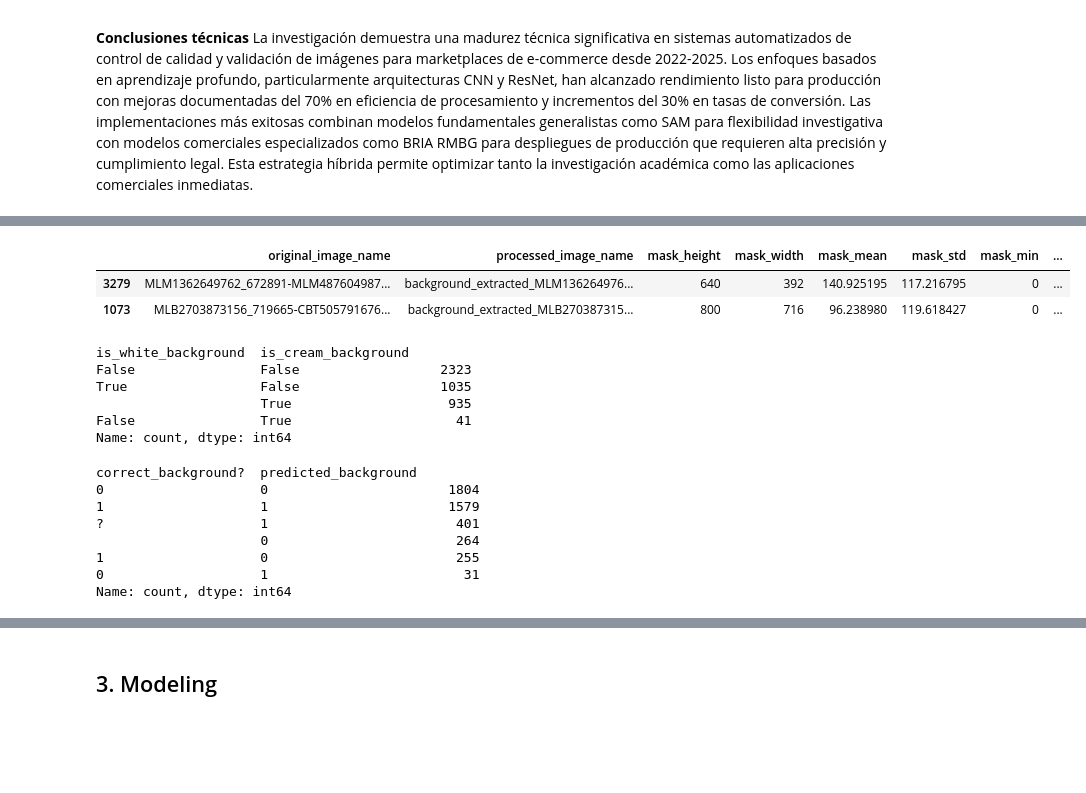
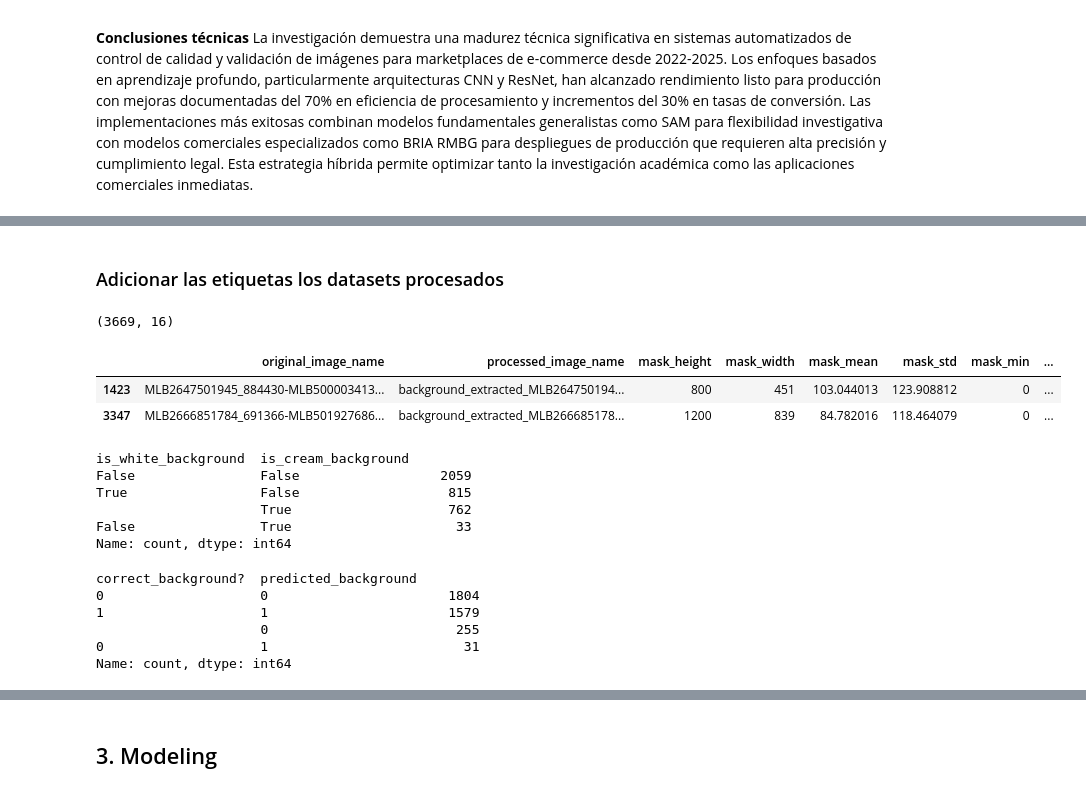
Before and after one commit to jucasamesa/prueba_tecnica_cvc, a Jupyter notebook: image-classification-app/notebooks/prueba_tecnica_cvc.ipynb, the cells around one changed output, grey strips where cells are left out. Cells and saved outputs as stored; diff of their text form; code cells hidden in the pictures; blank space fills up the shorter version.

```diff
--- a/image-classification-app/notebooks/prueba_tecnica_cvc.ipynb
+++ b/image-classification-app/notebooks/prueba_tecnica_cvc.ipynb
@@ -110,21 +128,27 @@ from pathlib import Path
 masks_path = Path("../data/processed/background_masks_arrays.npz")
 # Load the compressed numpy arrays
 masks_data = np.load(masks_path)
+# %% [markdown]
+### Adicionar las etiquetas los datasets procesados
 # %%
-csv_path = Path("../data/processed/background_masks_data.csv")
-df = pd.read_csv(csv_path)
+train_csv_path = Path("../data/train_processed/background_masks_data_with_labels.csv")
+
+train = pd.read_csv(train_csv_path)
+train.shape
+# %% [output]
+(3669, 16)
 # %%
-df.sample(2)
+train.sample(2)
 # %% [output]
 |  | original_image_name | processed_image_name | mask_height | mask_width | mask_mean | mask_std | mask_min | ... |
-| 3279 | MLM1362649762_672891-MLM487604987... | background_extracted_MLM136264976... | 640 | 392 | 140.925195 | 117.216795 | 0 | ... |
-| 1073 | MLB2703873156_719665-CBT505791676... | background_extracted_MLB270387315... | 800 | 716 | 96.238980 | 119.618427 | 0 | ... |
+| 1423 | MLB2647501945_884430-MLB500003413... | background_extracted_MLB264750194... | 800 | 451 | 103.044013 | 123.908812 | 0 | ... |
+| 3347 | MLB2666851784_691366-MLB501927686... | background_extracted_MLB266685178... | 1200 | 839 | 84.782016 | 118.464079 | 0 | ... |
 # %%
-df[['is_white_background','is_cream_background']].value_counts()
+train[['is_white_background','is_cream_background']].value_counts()
 # %% [output]
 is_white_background  is_cream_background
-False                False                  2323
-True                 False                  1035
-                     True                    935
-False                True                     41
+False                False                  2059
+True                 False                   815
+                     True                    762
+False                True                     33
 Name: count, dtype: int64
@@ -138,12 +157,10 @@ df['predicted_background'] = (df['is_white_background']|df['is_cream_background'
 # %%
-df[['correct_background?','predicted_background']].value_counts()
+train[['correct_background?','predicted_background']].value_counts()
 # %% [output]
 correct_background?  predicted_background
 0                    0                       1804
 1                    1                       1579
-?                    1                        401
-                     0                        264
-1                    0                        255
+                     0                        255
 0                    1                         31
 Name: count, dtype: int64
 # %%
```
Also changed, not shown: parts of 22 cells of this notebook, 9 other files.
